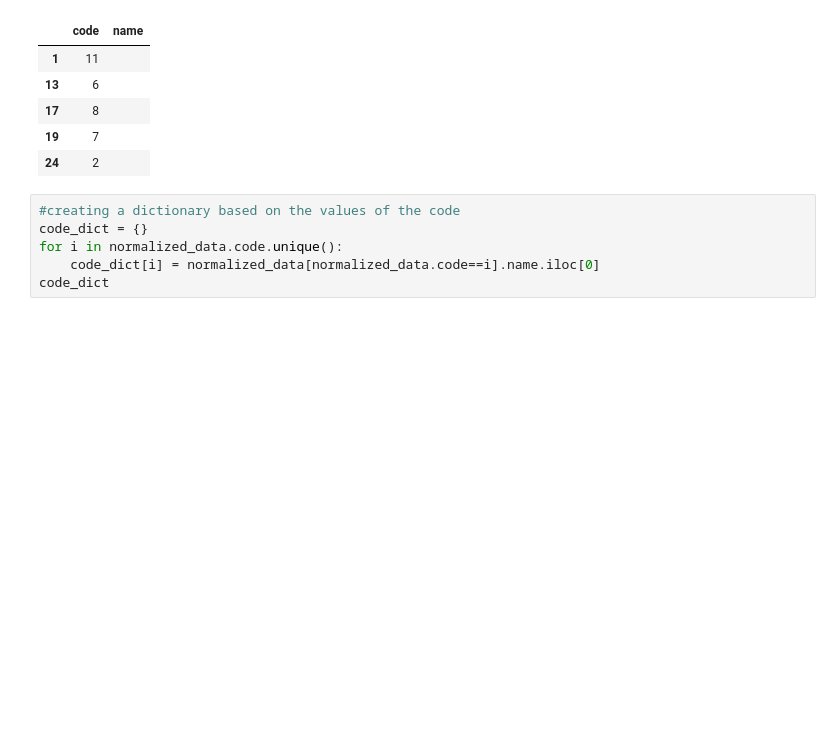
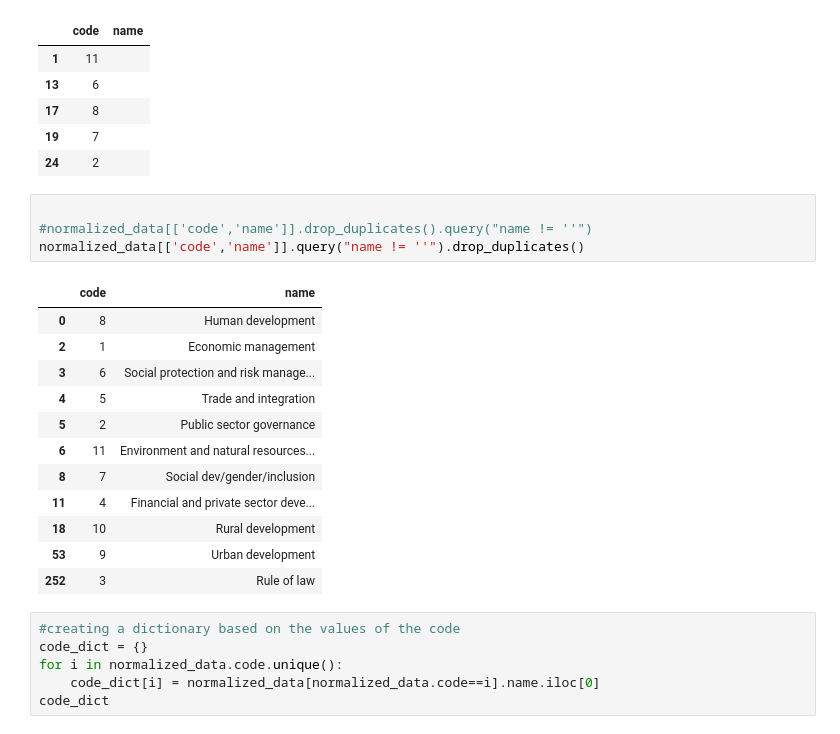
Before and after one commit to shabnami/Data-Science, a Jupyter notebook: data_wrangling_json/JSON file exercise.ipynb, the cells around one changed output. Saved outputs shown, nothing was run; the diff lists cells and outputs as text; blank space fills up the shorter version.

Commit message:
changing the data frame instead of using for loop

```diff
--- a/data_wrangling_json/JSON file exercise.ipynb
+++ b/data_wrangling_json/JSON file exercise.ipynb
@@ -110,6 +110,23 @@ missing_data.head()
 | 17 | 8 |  |
 | 19 | 7 |  |
 | 24 | 2 |  |
+# %%
+
+#normalized_data[['code','name']].drop_duplicates().query("name != ''")
+normalized_data[['code','name']].query("name != ''").drop_duplicates()
+# %% [output]
+|  | code | name |
+| 0 | 8 | Human development |
+| 2 | 1 | Economic management |
+| 3 | 6 | Social protection and risk manage... |
+| 4 | 5 | Trade and integration |
+| 5 | 2 | Public sector governance |
+| 6 | 11 | Environment and natural resources... |
+| 8 | 7 | Social dev/gender/inclusion |
+| 11 | 4 | Financial and private sector deve... |
+| 18 | 10 | Rural development |
+| 53 | 9 | Urban development |
+| 252 | 3 | Rule of law |
 # %%
 #creating a dictionary based on the values of the code
 code_dict = {}
```
Also changed, not shown: parts of 1 cell of this notebook.
